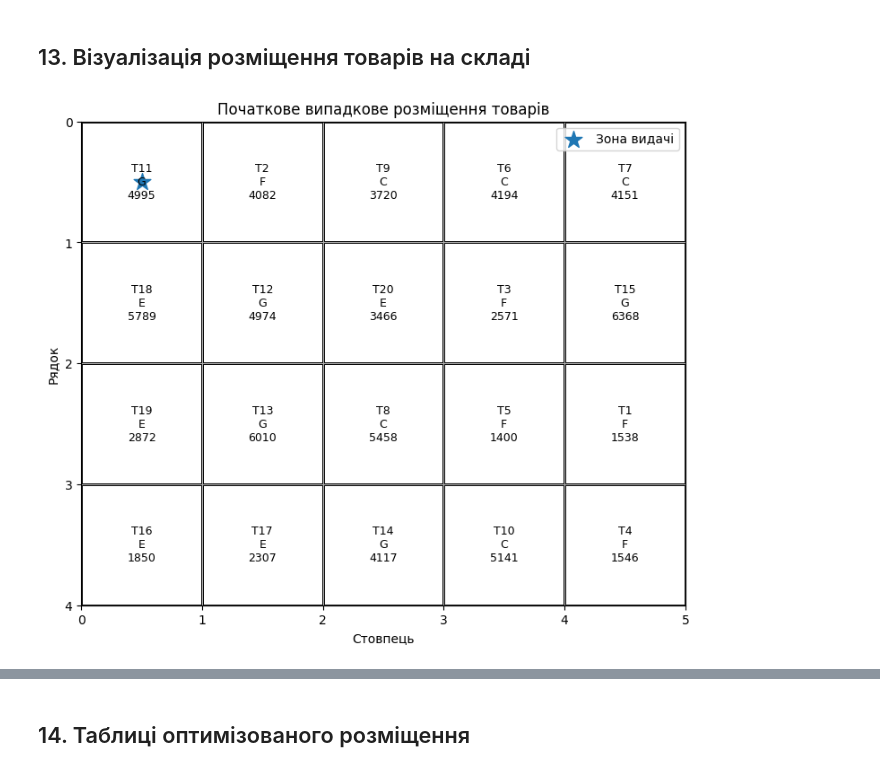
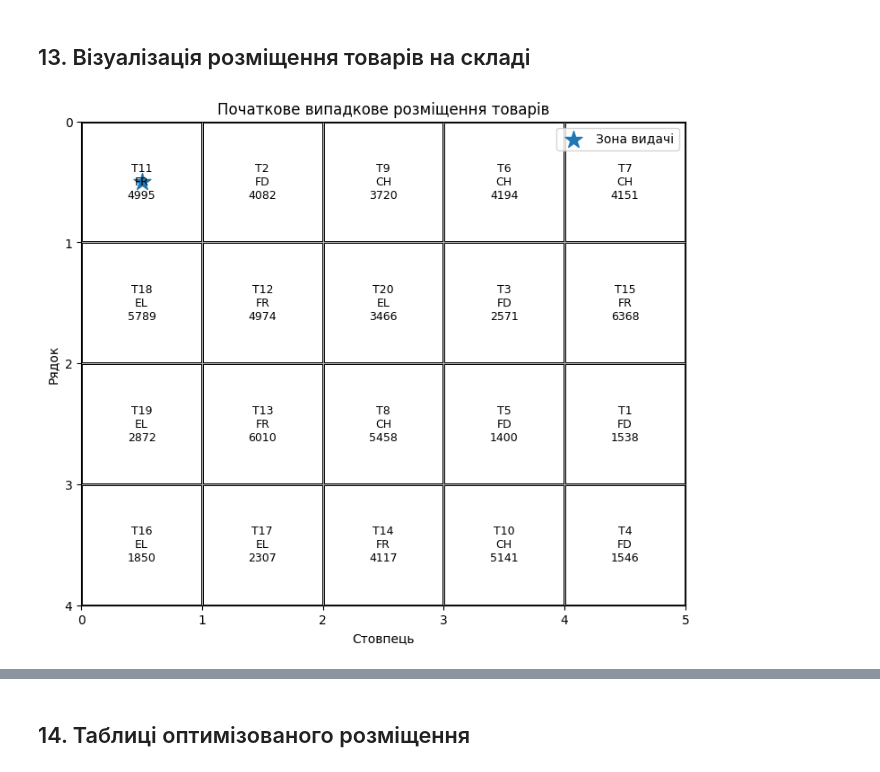
Before and after one commit to Angelina-Grbchh/Intelligent-computing, a Jupyter notebook: RGR/RGR_lab.ipynb, the cells around one changed output, grey strips where cells are left out. Drawn from its saved outputs; the diff is of its cells as text; code cells hidden in the pictures.

```diff
--- a/RGR/RGR_lab.ipynb
+++ b/RGR/RGR_lab.ipynb
@@ -655,10 +657,10 @@ plt.show()
 ## 13. Візуалізація розміщення товарів на складі
 # %%
 category_short = {
-    "food": "F",
-    "chemicals": "C",
-    "fragile": "G",
-    "electronics": "E"
+    "food": "FD",
+    "chemicals": "CH",
+    "fragile": "FR",
+    "electronics": "EL"
 }
 
 
@@ -687,34 +689,34 @@ def plot_layout(permutation, title):
 
     fig, ax = plt.subplots(figsize=(11, 7))
     ax.set_xlim(0, warehouse_cols)
     ax.set_ylim(0, warehouse_rows)
     ax.set_aspect("equal")
     ax.invert_yaxis()
 
     for _, row in layout.iterrows():
         r = int(row["row"])
         c = int(row["col"])
         item = int(row["item"])
         category = row["category"]
         demand = row["predicted_demand"]
 
         rect = plt.Rectangle((c, r), 1, 1, fill=False, linewidth=2)
         ax.add_patch(rect)
         text = f"T{item}\n{category_short[category]}\n{demand:.0f}"
         ax.text(c + 0.5, r + 0.5, text, ha="center", va="center", fontsize=9)
 
     ax.scatter([pickup_point[1] + 0.5], [pickup_point[0] + 0.5], s=200, marker="*", label="Зона видачі")
     ax.set_xticks(np.arange(0, warehouse_cols + 1, 1))
     ax.set_yticks(np.arange(0, warehouse_rows + 1, 1))
     ax.set_title(title)
     ax.set_xlabel("Стовпець")
     ax.set_ylabel("Рядок")
     ax.legend(loc="upper right")
     plt.show()
 
 plot_layout(initial_permutation, "Початкове випадкове розміщення товарів")
 # %% [output]
-[figure, old version]
+[figure, new version]
 # %%
 plot_layout(pso_result["best_permutation"], "Оптимізоване розміщення товарів за PSO")
 # %% [output]
```
Also changed, not shown: parts of 7 cells of this notebook.
